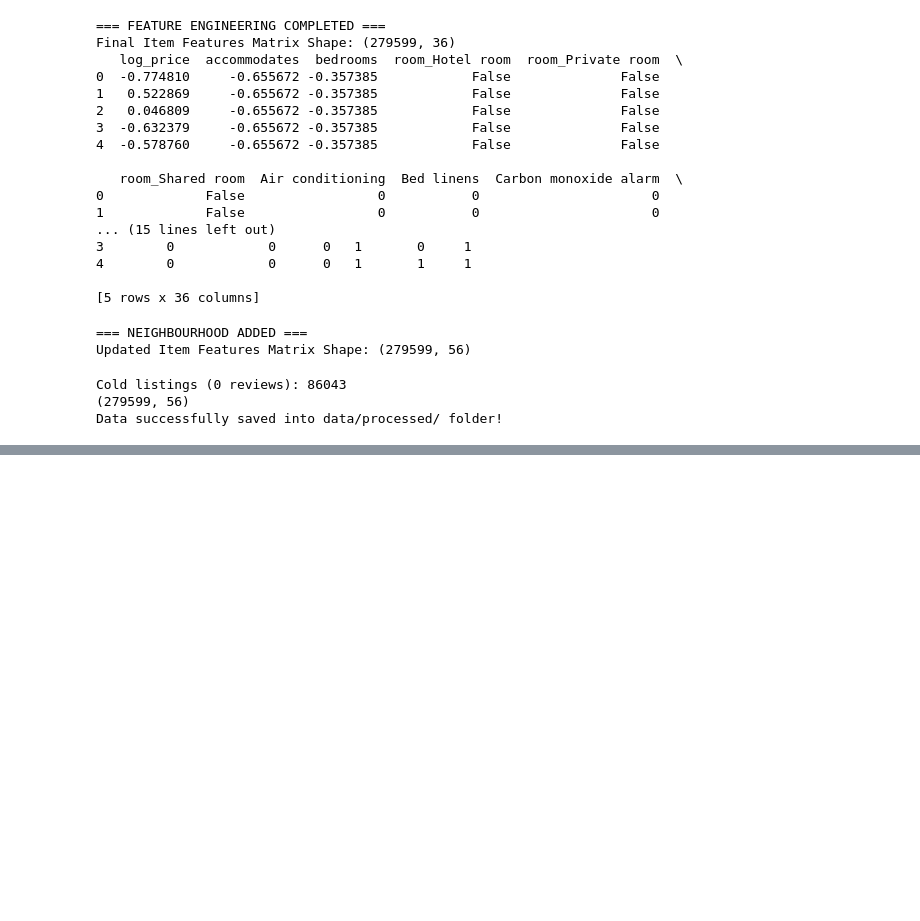
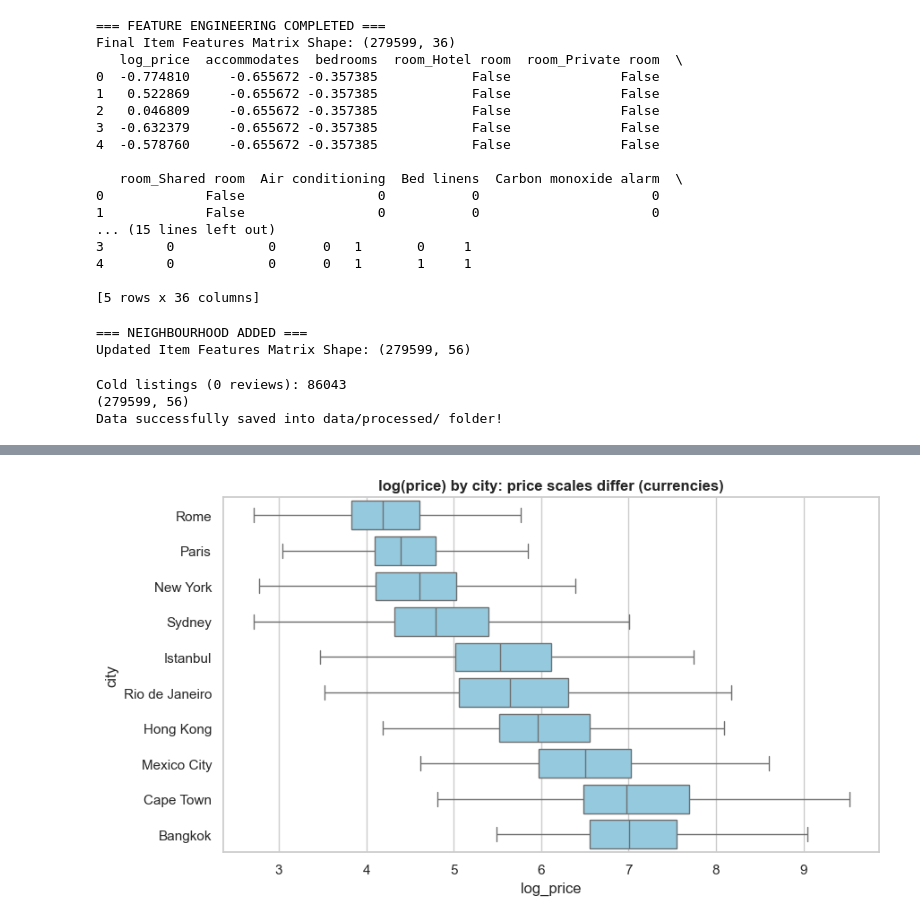
Before and after one commit to sargsyanyulya/airbnb-recommender, a Jupyter notebook: notebooks/01_eda.ipynb, the cells around one changed output, grey strips where cells are left out. Saved outputs shown, nothing was run; the diff lists cells and outputs as text; code cells hidden in the pictures; blank space fills up the shorter version.

```diff
--- a/notebooks/01_eda.ipynb
+++ b/notebooks/01_eda.ipynb
@@ -424,0 +447,8 @@ Data successfully saved into data/processed/ folder!
+# %%
+order = listings_clean.groupby('city')['log_price'].median().sort_values().index
+plt.figure(figsize=(9, 5))
+sns.boxplot(data=listings_clean, x='log_price', y='city', order=order, showfliers=False, color='skyblue')
+plt.title('log(price) by city: price scales differ (currencies)', fontweight='bold')
+plt.tight_layout(); plt.show()
+# %% [output]
+[figure, added]
```
Also changed, not shown: parts of 8 cells of this notebook, 7 other files.
